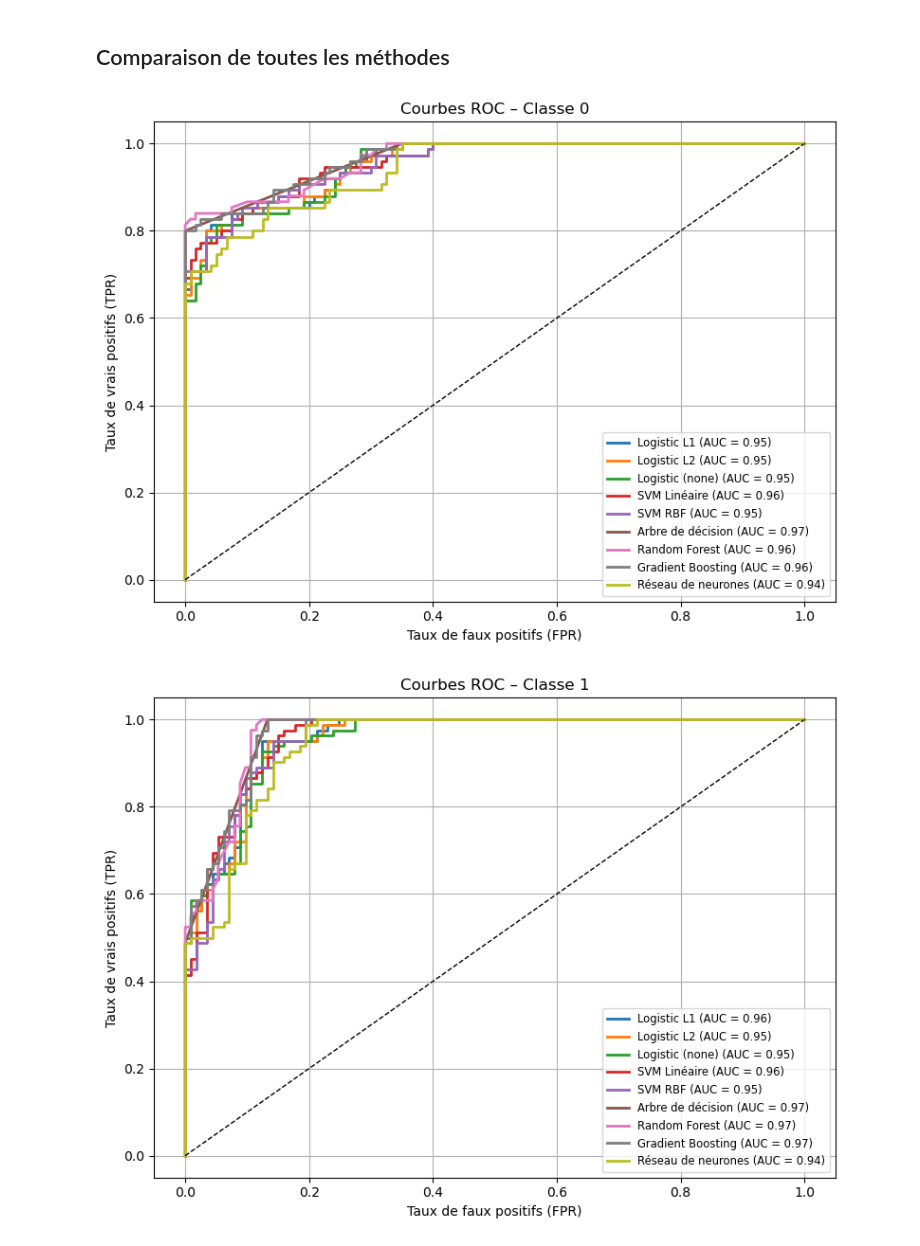
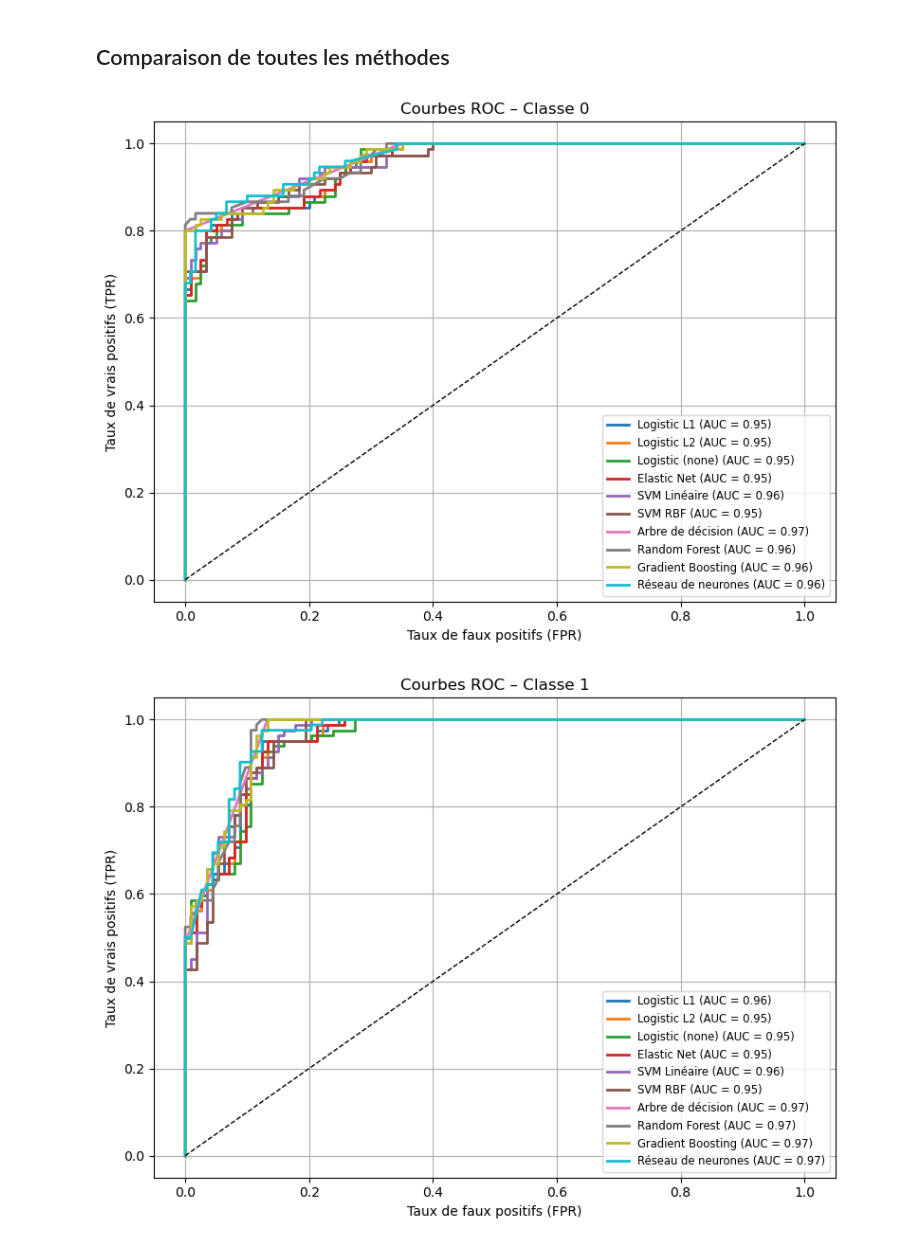
Before and after one commit to Anhquannnnnn/Machine-Learning, a Jupyter notebook: Python Misha (Classification).ipynb, the cells around one changed output. Cells and saved outputs as stored; diff of their text form; code cells hidden in the pictures.

```diff
--- a/Python Misha (Classification).ipynb
+++ b/Python Misha (Classification).ipynb
@@ -189,7 +190,7 @@ plt.show()
 [figure]
 # %%
 dataDum=pd.get_dummies(data[["Gender","Workout_Type","Workout_Frequency (days/week)","Experience_Level"]])
-dataQuant=data[["Age","Weight (kg)","Height (m)","Max_BPM","Avg_BPM","Resting_BPM","Session_Duration (hours)","Fat_Percentage","Water_Intake (liters)","BMI"]]
+dataQuant=data[["Age","Weight (kg)","Height (m)","Max_BPM","Avg_BPM","Resting_BPM","Session_Duration (hours)","Calories_Burned","Fat_Percentage","Water_Intake (liters)","BMI"]]
 dfR=pd.concat([dataDum,dataQuant],axis=1)
 dfR.head()
 # %% [output]
@@ -704,7 +679,7 @@ Lasso:
 # grille de valeurs
 param=[{"C":[1,1.2,1.5,1.7,2,3,4]}]
 logit_L1 = GridSearchCV(LogisticRegression(penalty="l1",solver="liblinear"), param,cv=5,n_jobs=-1)
-logitOpt_L1=logit_L1.fit(X_train_scaled, Y_train)  # GridSearchCV est lui-même un estimateur
+logitOpt_L1=logit_L1.fit(X_train_scaled, y_train)  # GridSearchCV est lui-même un estimateur
 # paramètre optimal
 logitOpt_L1.best_params_["C"]
 print("Meilleur score = %f, Meilleur paramètre = %s" % (1.-logitOpt_L1.best_score_,logitOpt_L1.best_params_))
@@ -1076,26 +1127,33 @@ for i in range(y_test_bin.shape[1]):
 # %% [markdown]
 Comparaison:
 # %%
+# Binarisation de la variable cible
 y_test_bin = label_binarize(y_test, classes=[0, 1, 2])
 
-# Obtenir les prédictions
-y_score_L1 = logitOpt_L1.predict_proba(X_test_scaled)
-y_score_L2 = logitOpt_L2.predict_proba(X_test_scaled)
+# Prédictions des probabilités pour chaque modèle
+y_score_L1   = logitOpt_L1.predict_proba(X_test_scaled)
+y_score_L2   = logitOpt_L2.predict_proba(X_test_scaled)
 y_score_none = logitOpt.predict_proba(X_test_scaled)
+y_score_EN   = logitOpt_EN.predict_proba(X_test_scaled)
 
-for i in range(3):  # pour chaque classe
+# Tracer les courbes ROC pour chaque classe
+for i in range(3):
     fpr_l1, tpr_l1, _ = roc_curve(y_test_bin[:, i], y_score_L1[:, i])
     fpr_l2, tpr_l2, _ = roc_curve(y_test_bin[:, i], y_score_L2[:, i])
     fpr_np, tpr_np, _ = roc_curve(y_test_bin[:, i], y_score_none[:, i])
+    fpr_en, tpr_en, _ = roc_curve(y_test_bin[:, i], y_score_EN[:, i])
 
     auc_l1 = auc(fpr_l1, tpr_l1)
     auc_l2 = auc(fpr_l2, tpr_l2)
     auc_np = auc(fpr_np, tpr_np)
+    auc_en = auc(fpr_en, tpr_en)
 
+    # Affichage de la figure
     plt.figure(figsize=(6, 5))
     plt.plot(fpr_l1, tpr_l1, label=f"L1 (AUC = {auc_l1:.2f})")
     plt.plot(fpr_l2, tpr_l2, label=f"L2 (AUC = {auc_l2:.2f})")
     plt.plot(fpr_np, tpr_np, label=f"Aucun (AUC = {auc_np:.2f})")
+    plt.plot(fpr_en, tpr_en, label=f"Elastic Net (AUC = {auc_en:.2f})")
     plt.plot([0, 1], [0, 1], 'k--')
 
     plt.xlabel("Faux positifs (FPR)")
@@ -1716,12 +1779,12 @@ for i in range(y_test_bin.shape[1]):
 # %%
 from sklearn.neural_network import MLPClassifier
 # %%
-# 1. Définir une grille d'architecture (1 couche cachée de taille 5 à 8)
+# Définir la couche cachée
 param_grid = [{
-    "hidden_layer_sizes": [(5,), (6,), (7,), (8,), (9,), (10,)]
+    "hidden_layer_sizes": [(2,), (3,), (4,), (5,), (6,), (7,), (8,), (9,), (10,)]
 }]
 
-# 2. GridSearchCV avec validation croisée
+# GridSearchCV avec validation croisée
 nnet = GridSearchCV(
     MLPClassifier(max_iter=500, random_state=0),
     param_grid,
@@ -1729,10 +1792,10 @@ nnet = GridSearchCV(
     n_jobs=-1
 )
 
-# 3. Entraînement sur les données standardisées
+# Entraînement sur les données standardisées
 nnetOpt = nnet.fit(X_train_scaled, y_train)
 
-# 4. Affichage du meilleur score et paramètre
+# Affichage du meilleur score et paramètre
 print("Meilleur paramètre :", nnetOpt.best_params_)
 print("Erreur validation CV :", 1 - nnetOpt.best_score_)
 # %% [output]
@@ -1787,36 +1850,40 @@ for i in range(y_test_bin.shape[1]):
 # %% [markdown]
 ## Comparaison de toutes les méthodes
 # %%
-# Dictionnaire de scores à comparer
+# Ajout des scores Elastic Net
+y_score_EN = logitOpt_EN.predict_proba(X_test_scaled)
+
+# Dictionnaire de scores à comparer (avec Elastic Net ajouté)
 roc_scores = {
     "Logistic L1": y_score_L1,
     "Logistic L2": y_score_L2,
     "Logistic (none)": y_score_none,
+    "Elastic Net": y_score_EN,
     "SVM Linéaire": y_score_linear,
     "SVM RBF": y_score_rbf,
     "Arbre de décision": y_score_tree,
     "Random Forest": y_score_rf,
     "Gradient Boosting": y_score_gbm,
     "Réseau de neurones": y_score_nnet
 }
 
-# Pour chaque classe, une figure contenant toutes les courbes ROC
+# Affichage des courbes ROC par classe
 for i in range(y_test_bin.shape[1]):
     plt.figure(figsize=(8, 6))
 
     for name, scores in roc_scores.items():
         fpr, tpr, _ = roc_curve(y_test_bin[:, i], scores[:, i])
         roc_auc = auc(fpr, tpr)
         plt.plot(fpr, tpr, lw=2, label=f"{name} (AUC = {roc_auc:.2f})")
 
     plt.plot([0, 1], [0, 1], 'k--', lw=1)
     plt.xlabel("Taux de faux positifs (FPR)")
     plt.ylabel("Taux de vrais positifs (TPR)")
     plt.title(f"Courbes ROC – Classe {i}")
     plt.legend(loc="lower right", fontsize='small')
     plt.grid(True)
     plt.tight_layout()
     plt.show()
 # %% [output]
-[figure, old version]
+[figure, new version]
-[figure, old version]
+[figure, new version]
```
Also changed, not shown: parts of 74 cells of this notebook.
